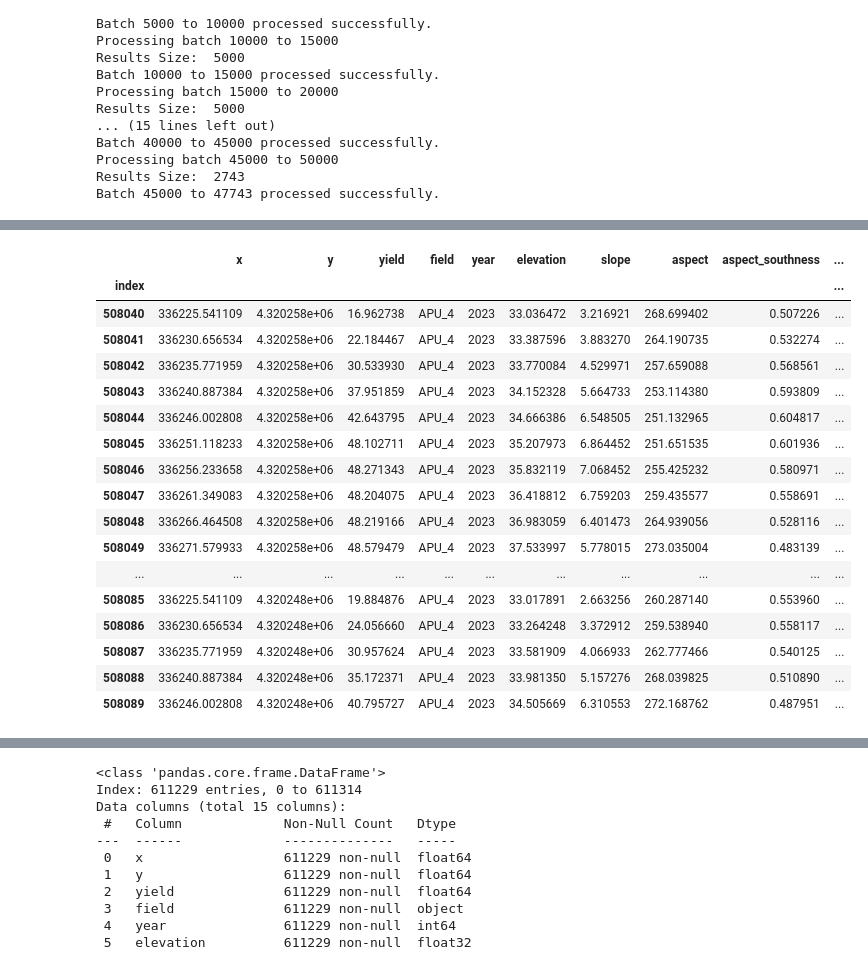
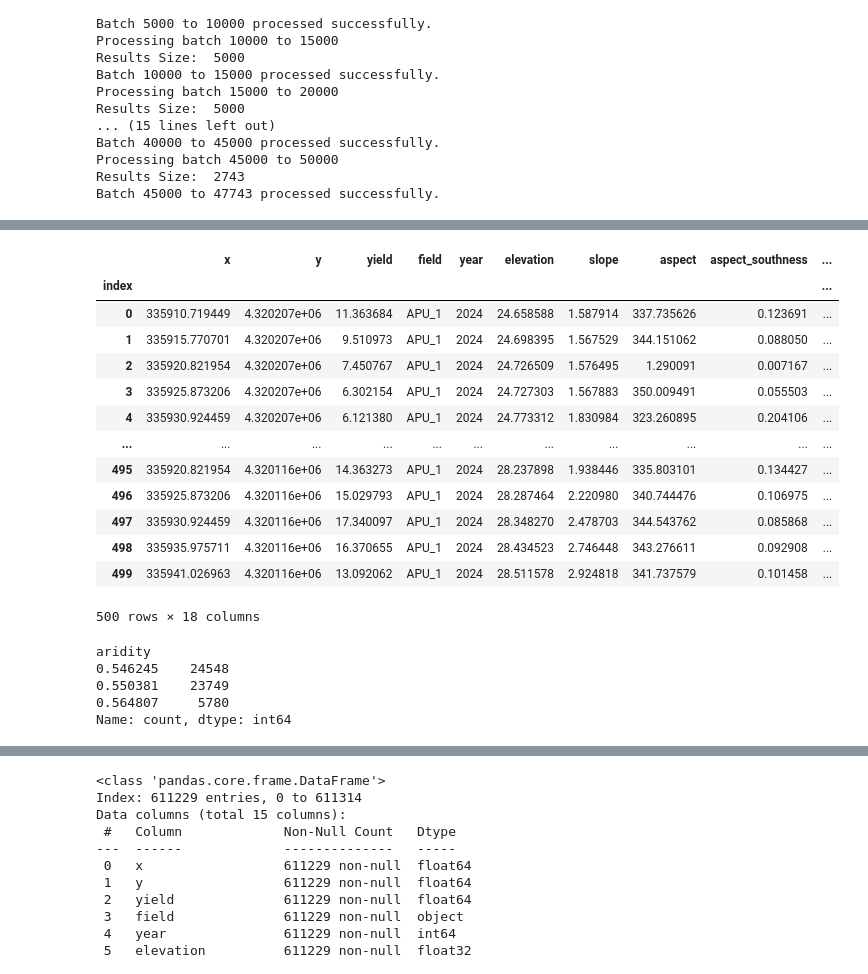
Before and after one commit to samarranjit/Yield_Prediction, a Jupyter notebook: Yield_Prediction_Using_XGBosst.ipynb, the cells around one changed output, grey strips where cells are left out. Drawn from its saved outputs; the diff is of its cells as text; code cells hidden in the pictures.

```diff
--- a/Yield_Prediction_Using_XGBosst.ipynb
+++ b/Yield_Prediction_Using_XGBosst.ipynb
@@ -463,10 +461,14 @@ max          4607.090332    532.731018     53.237679      9.986612
 # df_map["2020-2023"].isna().sum()
 
 
-#reloading data :
-df_map = {}
-df_map["2020-2023"] = pd.read_parquet(r"/content/drive/MyDrive/Colab Notebooks/Data For Yield Prediction/Data/Saved_df_map/df_yield_2020-2023.parquet")
-print(df_map['2020-2023'].describe())
+# #reloading data :
+# df_map = {}
+df_yield_2020_2023 = pd.read_parquet(r"/content/drive/MyDrive/Colab Notebooks/Data For Yield Prediction/Data/Saved_df_map/df_yield_2020-2023.parquet")
+# print(df_map['2020-2023'].describe())
 
-df_map[2024] = pd.read_parquet(r"/content/drive/MyDrive/Colab Notebooks/Data For Yield Prediction/Data/Saved_df_map/df_yield_2024.parquet")
+# df_map[2024] = pd.read_parquet(r"/content/drive/MyDrive/Colab Notebooks/Data For Yield Prediction/Data/Saved_df_map/df_yield_2024.parquet")
+# df_map[2023] = pd.read_parquet(r"/content/drive/MyDrive/Colab Notebooks/Data For Yield Prediction/Data/Saved_df_map/df_yield_2023.parquet")
+# df_map[2022] = pd.read_parquet(r"/content/drive/MyDrive/Colab Notebooks/Data For Yield Prediction/Data/Saved_df_map/df_yield_2022.parquet")
+# df_map[2021] = pd.read_parquet(r"/content/drive/MyDrive/Colab Notebooks/Data For Yield Prediction/Data/Saved_df_map/df_yield_2021.parquet")
+# df_map[2020] = pd.read_parquet(r"/content/drive/MyDrive/Colab Notebooks/Data For Yield Prediction/Data/Saved_df_map/df_yield_2020.parquet")
 # df_map[2024]['year'].value_counts()
@@ -552,8 +548,7 @@ ee.Authenticate()
 # Replace 'your-google-cloud-project-id' with your actual Google Cloud Project ID
 ee.Initialize(project='cho-lab-prj')
 # %%
-import_year = "2020-2023"
-
+import_year = 2024
 
 # Create a GeoDataFrame from your pandas DataFrame
 # The coordinates are assumed to be in a projected system (e.g., UTM Zone 17N)
@@ -800,22 +911,26 @@ Batch 45000 to 47743 processed successfully.
 # %%
 df_map[import_year] = df_final.copy()
-df_map[import_year].head(50)
+df_map[import_year].head(500)
 # %% [output]
 |  | x | y | yield | field | year | elevation | slope | aspect | aspect_southness | ... |
 | index |  |  |  |  |  |  |  |  |  | ... |
-| 508040 | 336225.541109 | 4.320258e+06 | 16.962738 | APU_4 | 2023 | 33.036472 | 3.216921 | 268.699402 | 0.507226 | ... |
-| 508041 | 336230.656534 | 4.320258e+06 | 22.184467 | APU_4 | 2023 | 33.387596 | 3.883270 | 264.190735 | 0.532274 | ... |
-| 508042 | 336235.771959 | 4.320258e+06 | 30.533930 | APU_4 | 2023 | 33.770084 | 4.529971 | 257.659088 | 0.568561 | ... |
-| 508043 | 336240.887384 | 4.320258e+06 | 37.951859 | APU_4 | 2023 | 34.152328 | 5.664733 | 253.114380 | 0.593809 | ... |
-| 508044 | 336246.002808 | 4.320258e+06 | 42.643795 | APU_4 | 2023 | 34.666386 | 6.548505 | 251.132965 | 0.604817 | ... |
-| 508045 | 336251.118233 | 4.320258e+06 | 48.102711 | APU_4 | 2023 | 35.207973 | 6.864452 | 251.651535 | 0.601936 | ... |
-| 508046 | 336256.233658 | 4.320258e+06 | 48.271343 | APU_4 | 2023 | 35.832119 | 7.068452 | 255.425232 | 0.580971 | ... |
-| 508047 | 336261.349083 | 4.320258e+06 | 48.204075 | APU_4 | 2023 | 36.418812 | 6.759203 | 259.435577 | 0.558691 | ... |
-| 508048 | 336266.464508 | 4.320258e+06 | 48.219166 | APU_4 | 2023 | 36.983059 | 6.401473 | 264.939056 | 0.528116 | ... |
-| 508049 | 336271.579933 | 4.320258e+06 | 48.579479 | APU_4 | 2023 | 37.533997 | 5.778015 | 273.035004 | 0.483139 | ... |
+| 0 | 335910.719449 | 4.320207e+06 | 11.363684 | APU_1 | 2024 | 24.658588 | 1.587914 | 337.735626 | 0.123691 | ... |
+| 1 | 335915.770701 | 4.320207e+06 | 9.510973 | APU_1 | 2024 | 24.698395 | 1.567529 | 344.151062 | 0.088050 | ... |
+| 2 | 335920.821954 | 4.320207e+06 | 7.450767 | APU_1 | 2024 | 24.726509 | 1.576495 | 1.290091 | 0.007167 | ... |
+| 3 | 335925.873206 | 4.320207e+06 | 6.302154 | APU_1 | 2024 | 24.727303 | 1.567883 | 350.009491 | 0.055503 | ... |
+| 4 | 335930.924459 | 4.320207e+06 | 6.121380 | APU_1 | 2024 | 24.773312 | 1.830984 | 323.260895 | 0.204106 | ... |
 | ... | ... | ... | ... | ... | ... | ... | ... | ... | ... | ... |
-| 508085 | 336225.541109 | 4.320248e+06 | 19.884876 | APU_4 | 2023 | 33.017891 | 2.663256 | 260.287140 | 0.553960 | ... |
-| 508086 | 336230.656534 | 4.320248e+06 | 24.056660 | APU_4 | 2023 | 33.264248 | 3.372912 | 259.538940 | 0.558117 | ... |
-| 508087 | 336235.771959 | 4.320248e+06 | 30.957624 | APU_4 | 2023 | 33.581909 | 4.066933 | 262.777466 | 0.540125 | ... |
-| 508088 | 336240.887384 | 4.320248e+06 | 35.172371 | APU_4 | 2023 | 33.981350 | 5.157276 | 268.039825 | 0.510890 | ... |
-| 508089 | 336246.002808 | 4.320248e+06 | 40.795727 | APU_4 | 2023 | 34.505669 | 6.310553 | 272.168762 | 0.487951 | ... |
+| 495 | 335920.821954 | 4.320116e+06 | 14.363273 | APU_1 | 2024 | 28.237898 | 1.938446 | 335.803101 | 0.134427 | ... |
+| 496 | 335925.873206 | 4.320116e+06 | 15.029793 | APU_1 | 2024 | 28.287464 | 2.220980 | 340.744476 | 0.106975 | ... |
+| 497 | 335930.924459 | 4.320116e+06 | 17.340097 | APU_1 | 2024 | 28.348270 | 2.478703 | 344.543762 | 0.085868 | ... |
+| 498 | 335935.975711 | 4.320116e+06 | 16.370655 | APU_1 | 2024 | 28.434523 | 2.746448 | 343.276611 | 0.092908 | ... |
+| 499 | 335941.026963 | 4.320116e+06 | 13.092062 | APU_1 | 2024 | 28.511578 | 2.924818 | 341.737579 | 0.101458 | ... |
+500 rows × 18 columns
+# %%
+print(df_map[import_year]['aridity'].value_counts())
+# %% [output]
+aridity
+0.546245    24548
+0.550381    23749
+0.564807     5780
+Name: count, dtype: int64
```
Also changed, not shown: parts of 18 cells of this notebook.
